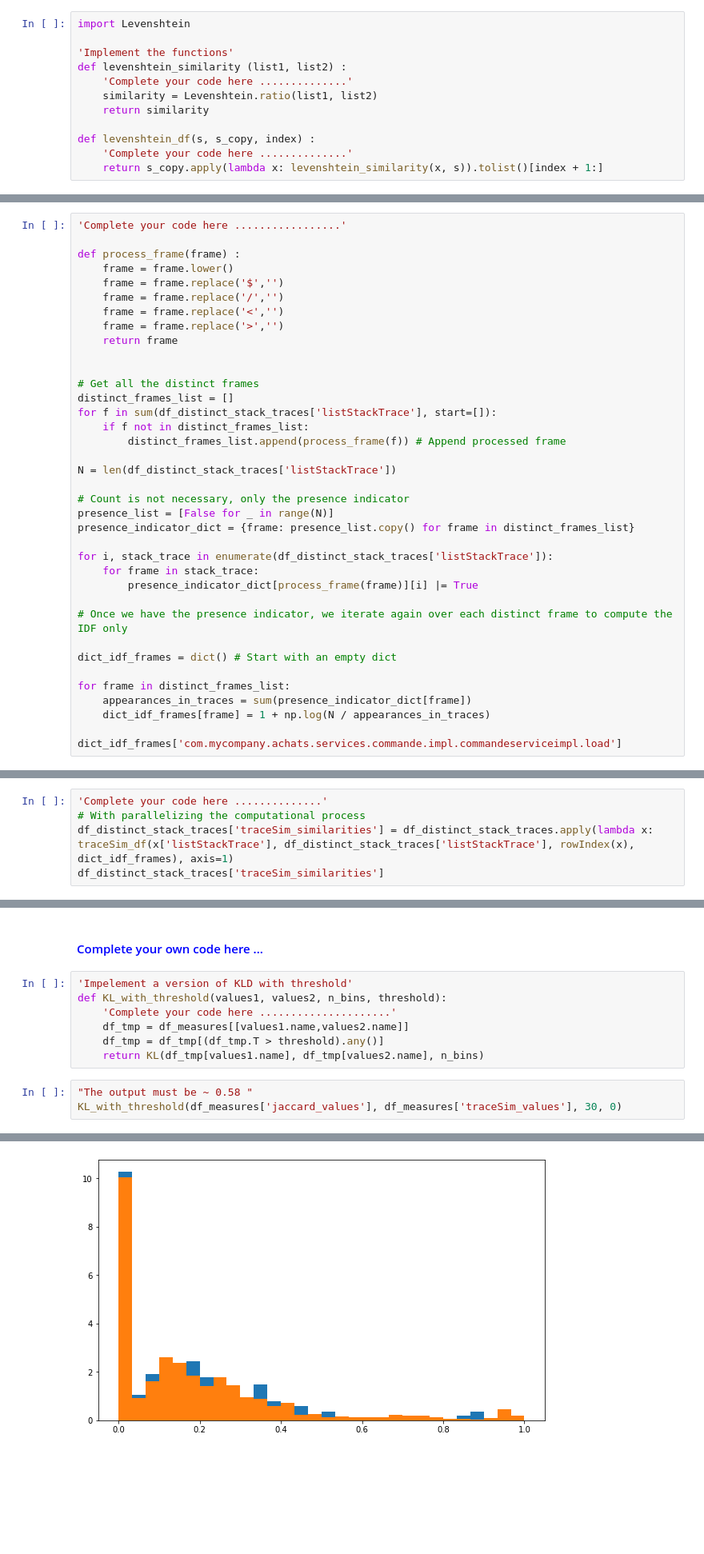
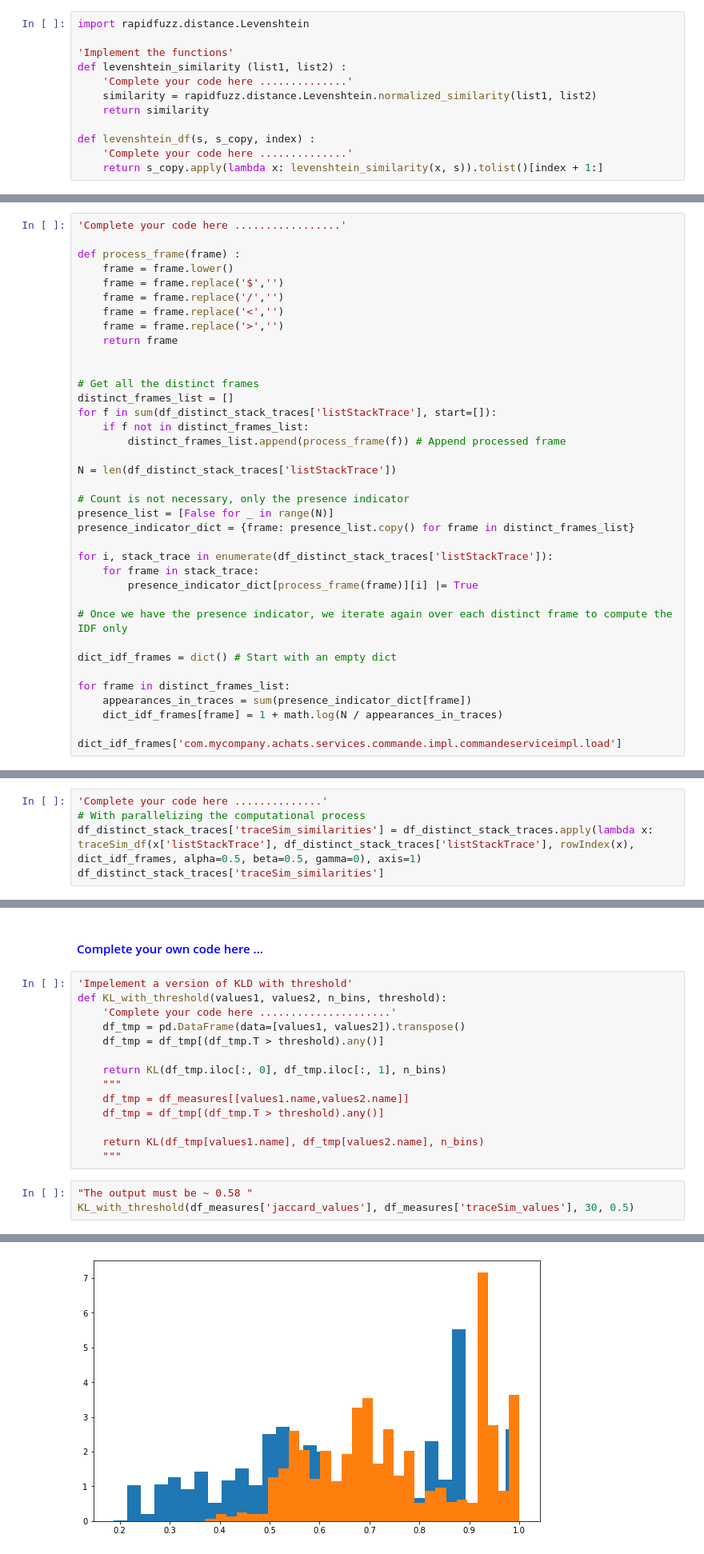
Before and after one commit to oormacheah/DataMining_Project, a Jupyter notebook: project-stack-traces_stefania.ipynb, the cells around one changed output, grey strips where cells are left out. Shown at 80% size. Cells and saved outputs as stored; diff of their text form; blank space fills up the shorter version.

Commit message:
heatmaps workiingg

```diff
--- a/project-stack-traces_stefania.ipynb
+++ b/project-stack-traces_stefania.ipynb
@@ -840,12 +840,12 @@ The variance values is: 0.06
 # %% [markdown]
 #### <font color='blue'> Complete your own code here ...  </font>
 # %%
-import Levenshtein
+import rapidfuzz.distance.Levenshtein
 
 'Implement the functions'
 def levenshtein_similarity (list1, list2) :
     'Complete your code here ..............'
-    similarity = Levenshtein.ratio(list1, list2)
+    similarity = rapidfuzz.distance.Levenshtein.normalized_similarity(list1, list2)
     return similarity
 
 def levenshtein_df(s, s_copy, index) :
@@ -1114,7 +1114,7 @@ dict_idf_frames = dict() # Start with an empty dict
 
 for frame in distinct_frames_list:
     appearances_in_traces = sum(presence_indicator_dict[frame])
-    dict_idf_frames[frame] = 1 + np.log(N / appearances_in_traces)
+    dict_idf_frames[frame] = 1 + math.log(N / appearances_in_traces)
 
 dict_idf_frames['com.mycompany.achats.services.commande.impl.commandeserviceimpl.load']
 # %% [output]
@@ -1217,6 +1217,6 @@ traceSim_similarity(list_stack_1, list_stack_2, dict_idf_frames, alpha = 0.5, be
 # %%
 'Complete your code here ..............'
 # With parallelizing the computational process
-df_distinct_stack_traces['traceSim_similarities'] = df_distinct_stack_traces.apply(lambda x: traceSim_df(x['listStackTrace'], df_distinct_stack_traces['listStackTrace'], rowIndex(x), dict_idf_frames), axis=1)
+df_distinct_stack_traces['traceSim_similarities'] = df_distinct_stack_traces.apply(lambda x: traceSim_df(x['listStackTrace'], df_distinct_stack_traces['listStackTrace'], rowIndex(x), dict_idf_frames, alpha=0.5, beta=0.5, gamma=0), axis=1)
 df_distinct_stack_traces['traceSim_similarities']
 # %% [output]
@@ -1408,10 +1408,17 @@ KL(df_tmp['jaccard_values'], df_tmp['traceSim_values'], 30)
 'Impelement a version of KLD with threshold'
 def KL_with_threshold(values1, values2, n_bins, threshold):
     'Complete your code here .....................'
+    df_tmp = pd.DataFrame(data=[values1, values2]).transpose()
+    df_tmp = df_tmp[(df_tmp.T > threshold).any()]
+
+    return KL(df_tmp.iloc[:, 0], df_tmp.iloc[:, 1], n_bins)
+    """
     df_tmp = df_measures[[values1.name,values2.name]]
     df_tmp = df_tmp[(df_tmp.T > threshold).any()]
+
     return KL(df_tmp[values1.name], df_tmp[values2.name], n_bins)
+    """
 # %%
 "The output must be ~ 0.58 "
-KL_with_threshold(df_measures['jaccard_values'], df_measures['traceSim_values'], 30, 0)
+KL_with_threshold(df_measures['jaccard_values'], df_measures['traceSim_values'], 30, 0.5)
 # %% [output]
@@ -1419,4 +1426,4 @@ KL_with_threshold(df_measures['jaccard_values'], df_measures['traceSim_values'],
-[figure, old version]
+[figure, new version]
 # %% [markdown]
 ## All similarity pairs
 # %% [markdown]
```
Also changed, not shown: parts of 32 cells of this notebook, 1 other file.
